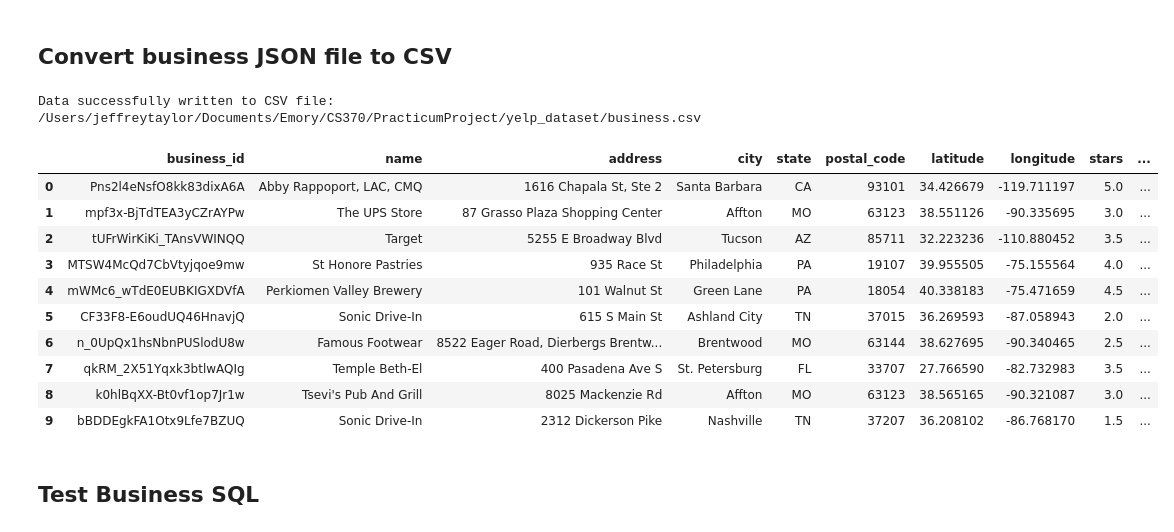
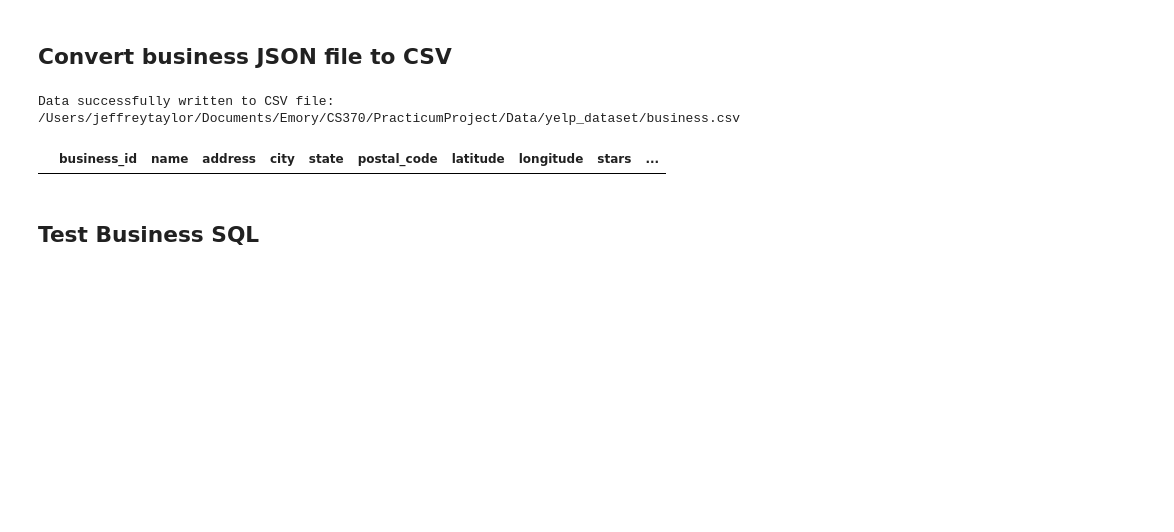
Before and after one commit to jtaylor515/PracticumProject, a Jupyter notebook: Code/data_etl.ipynb, the cells around one changed output. Cells and saved outputs as stored; diff of their text form; code cells hidden in the pictures; blank space fills up the shorter version.

Commit message:
Data files update

```diff
--- a/Code/data_etl.ipynb
+++ b/Code/data_etl.ipynb
@@ -6,15 +6,16 @@
 import pandas as pd
 import re
 import json
+import csv
 
 # Replace 'your_file.json' with the actual filename of your JSON data
-filename = '/Users/jeffreytaylor/Documents/Emory/CS370/PracticumProject/yelp_dataset/yelp_academic_dataset_business.json'
+filename = '/Users/jeffreytaylor/Documents/Emory/CS370/PracticumProject/Data/yelp_dataset/yelp_academic_dataset_business.json'
 
 # Read the JSON data into a pandas DataFrame
 df = pd.read_json(filename, lines=True)
 
 # Define the filename for the output CSV file
-output_filename = '/Users/jeffreytaylor/Documents/Emory/CS370/PracticumProject/yelp_dataset/business.csv'
+output_filename = '/Users/jeffreytaylor/Documents/Emory/CS370/PracticumProject/Data/yelp_dataset/business.csv'
 
 # Only for Business table
 # Convert attributes column in-place
@@ -24,28 +25,19 @@ df['attributes'] = df['attributes'].apply(json.dumps)
 df['hours'] = df['hours'].apply(json.dumps)
 
 # Save the DataFrame to a CSV file
-df.to_csv(output_filename, index=False)
+df.to_csv(output_filename, index=False, quoting=csv.QUOTE_ALL)
 
 print(f'Data successfully written to CSV file: {output_filename}')
 # %% [output]
-Data successfully written to CSV file: /Users/jeffreytaylor/Documents/Emory/CS370/PracticumProject/yelp_dataset/business.csv
+Data successfully written to CSV file: /Users/jeffreytaylor/Documents/Emory/CS370/PracticumProject/Data/yelp_dataset/business.csv
 # %%
 import pandas as pd
-df2 = pd.read_csv('/Users/jeffreytaylor/Documents/Emory/CS370/PracticumProject/yelp_dataset/business.csv')
+
+df2 = pd.read_csv('/Users/jeffreytaylor/Documents/Emory/CS370/PracticumProject/Data/yelp_dataset/business.csv')
 
 df2.head(10)
 # %% [output]
 |  | business_id | name | address | city | state | postal_code | latitude | longitude | stars | ... |
-| 0 | Pns2l4eNsfO8kk83dixA6A | Abby Rappoport, LAC, CMQ | 1616 Chapala St, Ste 2 | Santa Barbara | CA | 93101 | 34.426679 | -119.711197 | 5.0 | ... |
-| 1 | mpf3x-BjTdTEA3yCZrAYPw | The UPS Store | 87 Grasso Plaza Shopping Center | Affton | MO | 63123 | 38.551126 | -90.335695 | 3.0 | ... |
-| 2 | tUFrWirKiKi_TAnsVWINQQ | Target | 5255 E Broadway Blvd | Tucson | AZ | 85711 | 32.223236 | -110.880452 | 3.5 | ... |
-| 3 | MTSW4McQd7CbVtyjqoe9mw | St Honore Pastries | 935 Race St | Philadelphia | PA | 19107 | 39.955505 | -75.155564 | 4.0 | ... |
-| 4 | mWMc6_wTdE0EUBKIGXDVfA | Perkiomen Valley Brewery | 101 Walnut St | Green Lane | PA | 18054 | 40.338183 | -75.471659 | 4.5 | ... |
-| 5 | CF33F8-E6oudUQ46HnavjQ | Sonic Drive-In | 615 S Main St | Ashland City | TN | 37015 | 36.269593 | -87.058943 | 2.0 | ... |
-| 6 | n_0UpQx1hsNbnPUSlodU8w | Famous Footwear | 8522 Eager Road, Dierbergs Brentw... | Brentwood | MO | 63144 | 38.627695 | -90.340465 | 2.5 | ... |
-| 7 | qkRM_2X51Yqxk3btlwAQIg | Temple Beth-El | 400 Pasadena Ave S | St. Petersburg | FL | 33707 | 27.766590 | -82.732983 | 3.5 | ... |
-| 8 | k0hlBqXX-Bt0vf1op7Jr1w | Tsevi's Pub And Grill | 8025 Mackenzie Rd | Affton | MO | 63123 | 38.565165 | -90.321087 | 3.0 | ... |
-| 9 | bBDDEgkFA1Otx9Lfe7BZUQ | Sonic Drive-In | 2312 Dickerson Pike | Nashville | TN | 37207 | 36.208102 | -86.768170 | 1.5 | ... |
 # %% [markdown]
 ## Test Business SQL
 # %%
```
Also changed, not shown: parts of 6 cells of this notebook, 3 other files.
